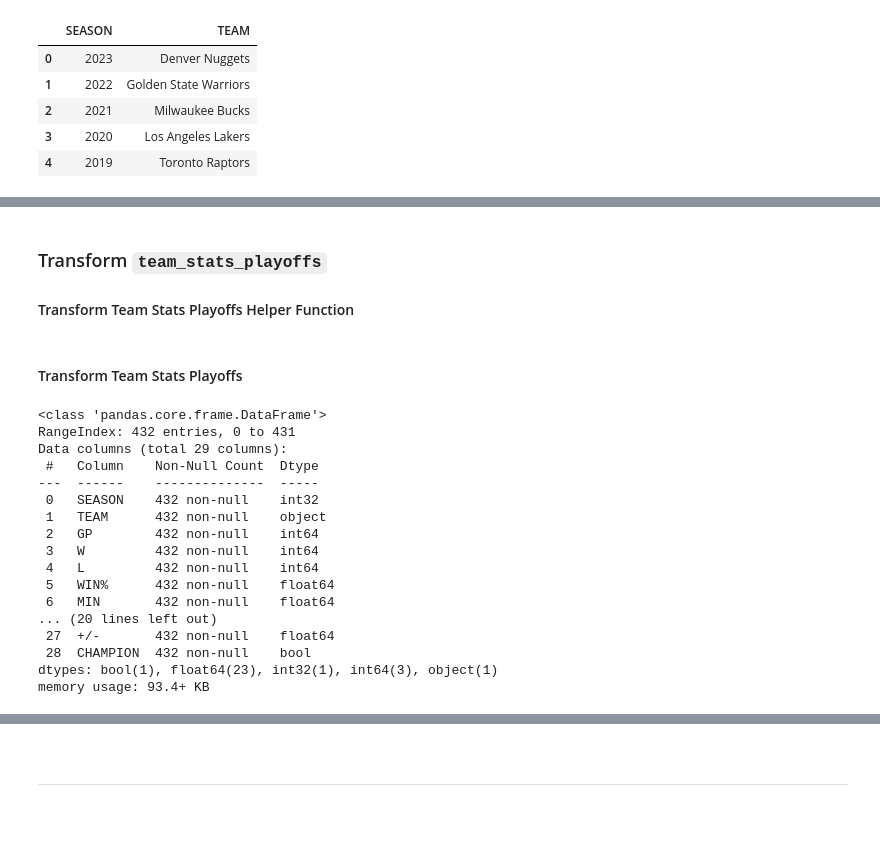
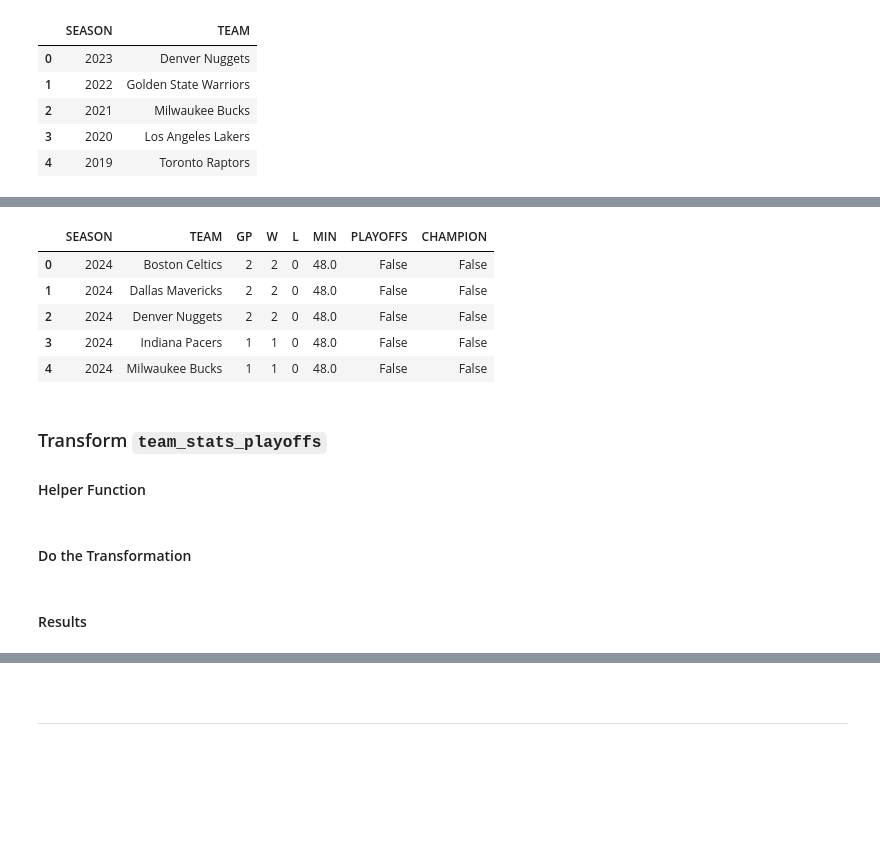
Before and after one commit to cdpeters/nba-prediction-analysis, a Jupyter notebook: ETL_and_sqlalchemy/nba_stats_transform_load.ipynb, the cells around one changed output, grey strips where cells are left out. Saved outputs shown, nothing was run; the diff lists cells and outputs as text; code cells hidden in the pictures; blank space fills up the shorter version.

```diff
--- a/ETL_and_sqlalchemy/nba_stats_transform_load.ipynb
+++ b/ETL_and_sqlalchemy/nba_stats_transform_load.ipynb
@@ -362,4 +453,13 @@ team_stats["Teams General Traditional"].head(10)
+# %%
+season_records.head(5)
+# %% [output]
+|  | SEASON | TEAM | GP | W | L | MIN | PLAYOFFS | CHAMPION |
+| 0 | 2024 | Boston Celtics | 2 | 2 | 0 | 48.0 | False | False |
+| 1 | 2024 | Dallas Mavericks | 2 | 2 | 0 | 48.0 | False | False |
+| 2 | 2024 | Denver Nuggets | 2 | 2 | 0 | 48.0 | False | False |
+| 3 | 2024 | Indiana Pacers | 1 | 1 | 0 | 48.0 | False | False |
+| 4 | 2024 | Milwaukee Bucks | 1 | 1 | 0 | 48.0 | False | False |
 # %% [markdown]
 ### Transform `team_stats_playoffs`
-#### Transform Team Stats Playoffs Helper Function
+#### Helper Function
 # %%
@@ -387,26 +520,2 @@ def transform_team_stats_playoffs_table(stats_table_input):
 # %% [markdown]
-#### Transform Team Stats Playoffs
+#### Do the Transformation
-# %%
-for stat_type, playoff_stats_table in team_stats_playoffs.items():
-    team_stats_playoffs[stat_type] = transform_team_stats_playoffs_table(
-        playoff_stats_table
-    )
-team_stats_playoffs["Teams General Traditional"].info()
-# %% [output]
-<class 'pandas.core.frame.DataFrame'>
-RangeIndex: 432 entries, 0 to 431
-Data columns (total 29 columns):
- #   Column    Non-Null Count  Dtype
----  ------    --------------  -----
- 0   SEASON    432 non-null    int32
- 1   TEAM      432 non-null    object
- 2   GP        432 non-null    int64
- 3   W         432 non-null    int64
- 4   L         432 non-null    int64
- 5   WIN%      432 non-null    float64
- 6   MIN       432 non-null    float64
-... (20 lines left out)
- 27  +/-       432 non-null    float64
- 28  CHAMPION  432 non-null    bool
-dtypes: bool(1), float64(23), int32(1), int64(3), object(1)
-memory usage: 93.4+ KB
@@ -412,0 +541,2 @@ memory usage: 93.4+ KB
+# %% [markdown]
+#### Results
```
Also changed, not shown: parts of 68 cells of this notebook, 3 other files.
